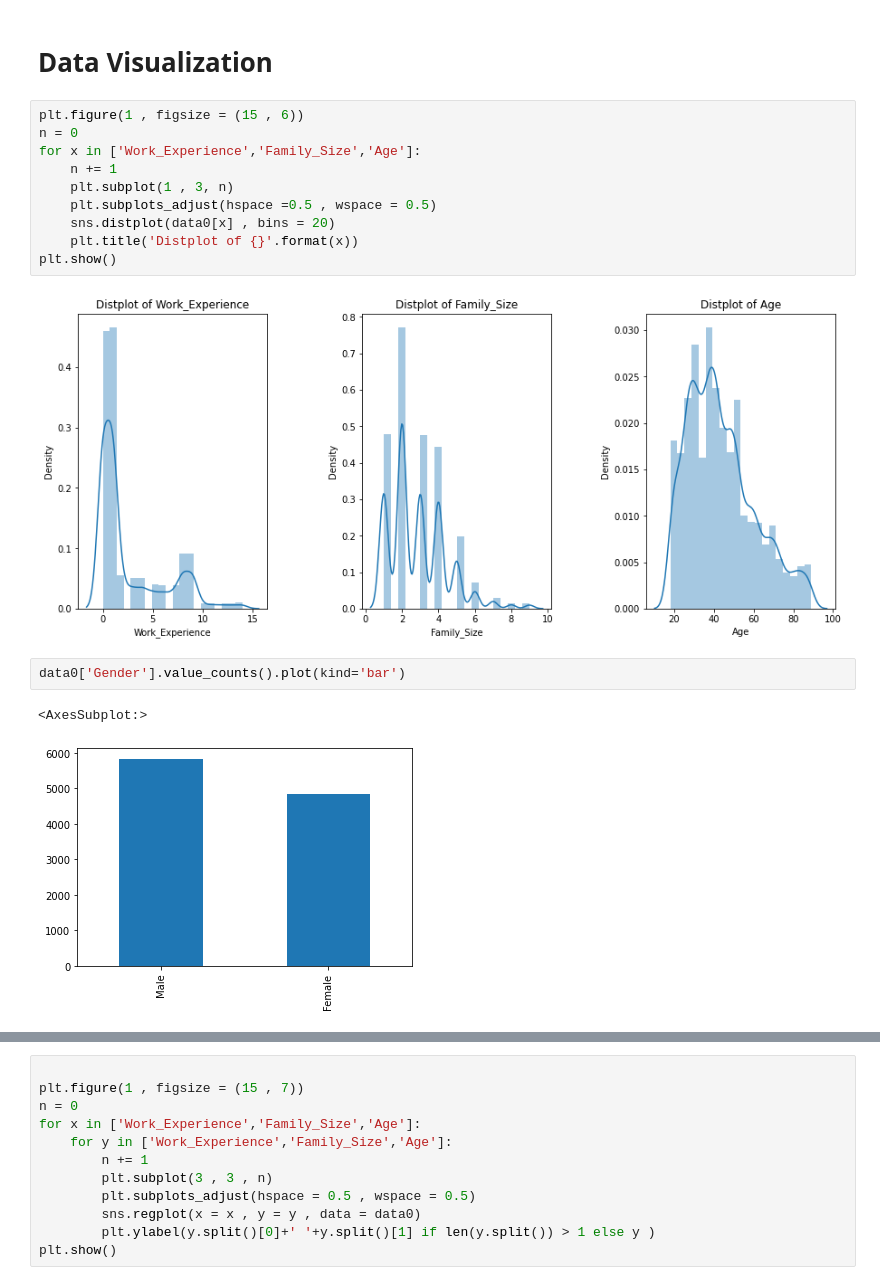
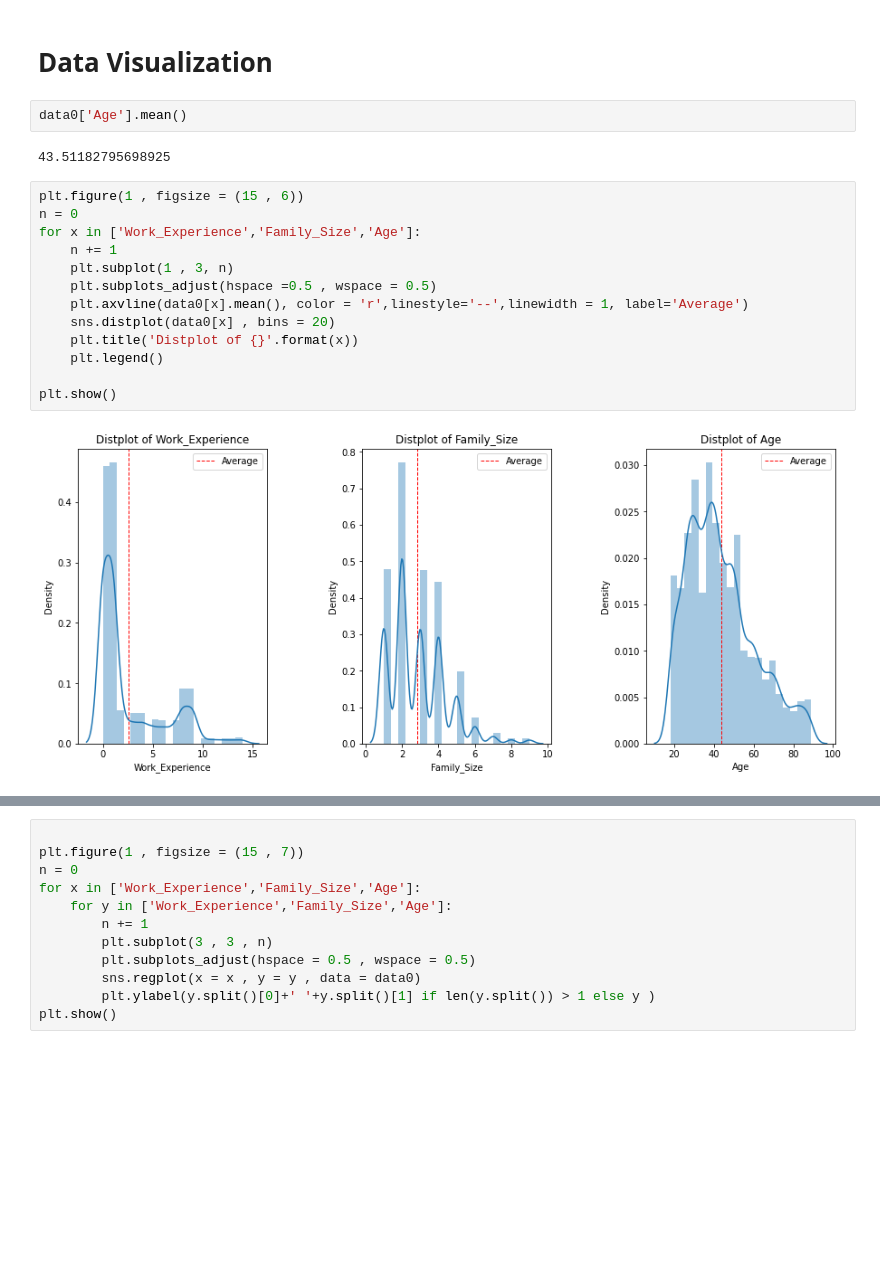
Before and after one commit to hasnaazi/Machine-Learning, a Jupyter notebook: customer-segmentation-with-kkn-method-final-resul.ipynb, the cells around one changed output, grey strips where cells are left out. Drawn from its saved outputs; the diff is of its cells as text; blank space fills up the shorter version.

```diff
--- a/customer-segmentation-with-kkn-method-final-resul.ipynb
+++ b/customer-segmentation-with-kkn-method-final-resul.ipynb
@@ -283,20 +291,22 @@ miss_plot(missing)
 [figure]
 # %% [markdown]
 # Data Visualization
+# %%
+data0['Age'].mean()
+# %% [output]
+43.51182795698925
 # %%
 plt.figure(1 , figsize = (15 , 6))
 n = 0
 for x in ['Work_Experience','Family_Size','Age']:
     n += 1
     plt.subplot(1 , 3, n)
     plt.subplots_adjust(hspace =0.5 , wspace = 0.5)
+    plt.axvline(data0[x].mean(), color = 'r',linestyle='--',linewidth = 1, label='Average')
     sns.distplot(data0[x] , bins = 20)
     plt.title('Distplot of {}'.format(x))
+    plt.legend()
+
 plt.show()
 # %% [output]
-[figure, old version]
+[figure, new version]
-# %%
-data0['Gender'].value_counts().plot(kind='bar')
-# %% [output]
-<AxesSubplot:>
-[figure, removed]
```
Also changed, not shown: parts of 9 cells of this notebook.
